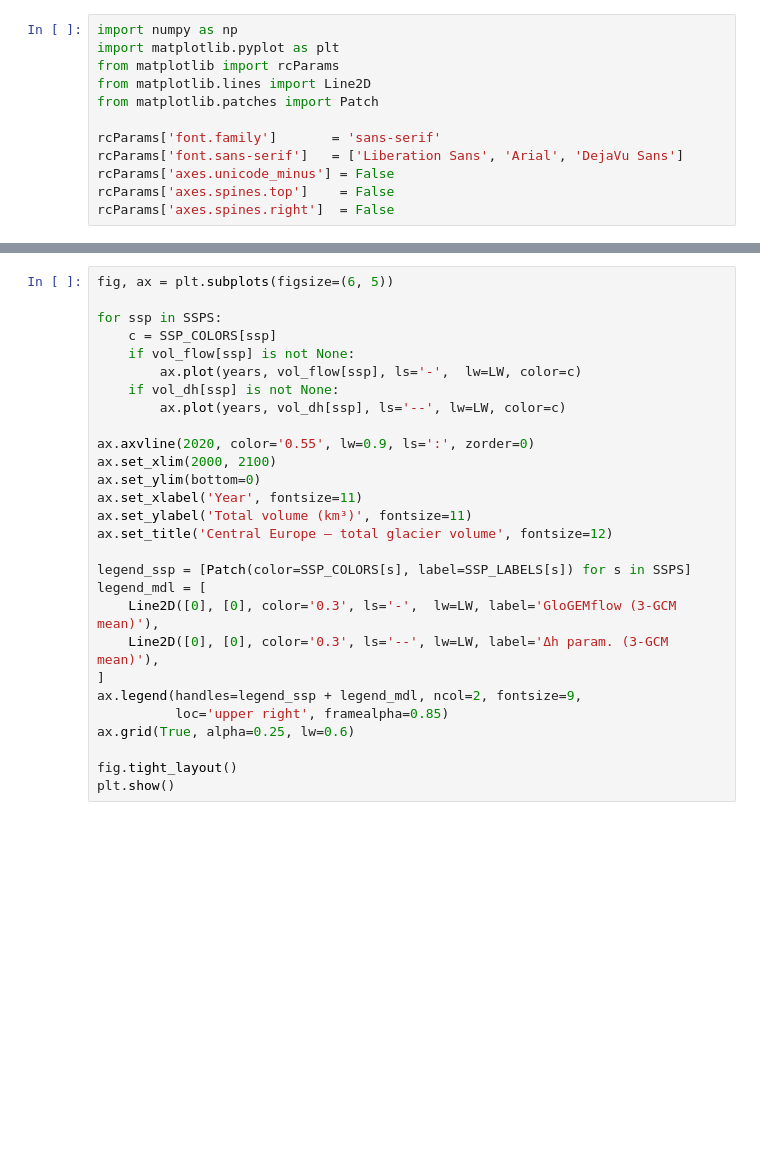
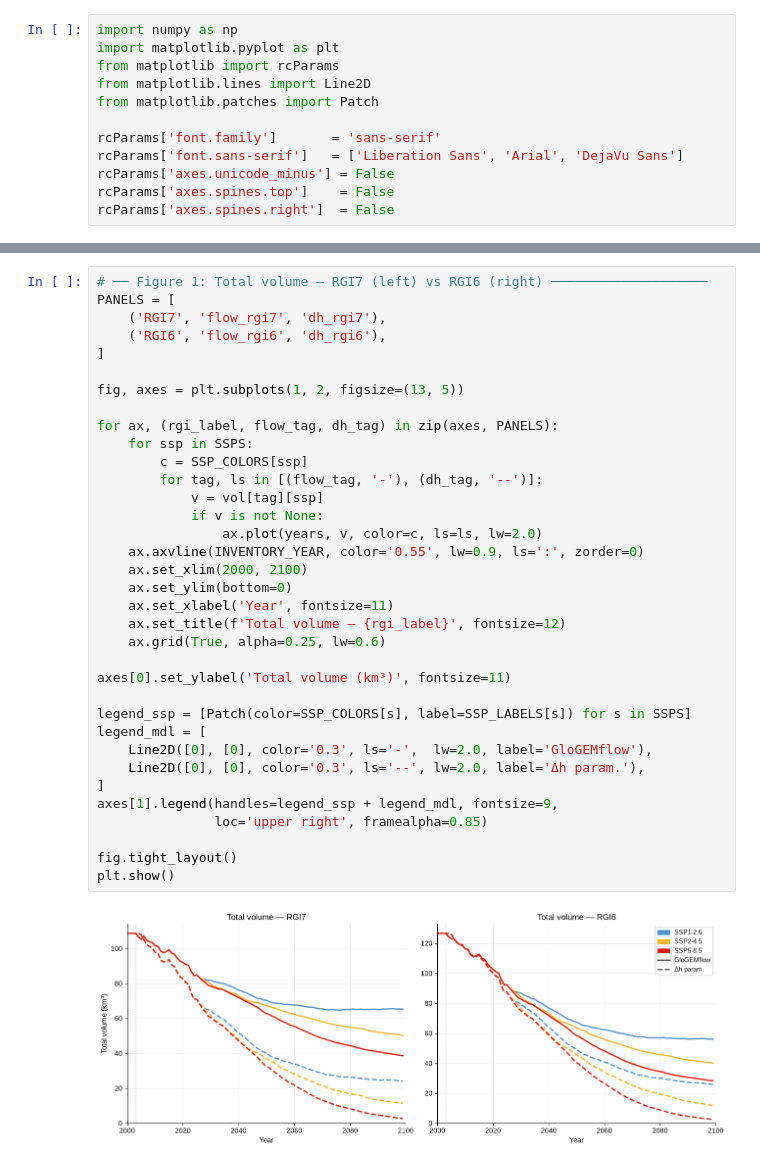
Before and after one commit to eth-vaw-glaciology/GloGEM, a Jupyter notebook: flow_analysis/comparison_alps_full.ipynb, the cells around one changed output, grey strips where cells are left out. Drawn from its saved outputs; the diff is of its cells as text; blank space fills up the shorter version.

```diff
--- a/flow_analysis/comparison_alps_full.ipynb
+++ b/flow_analysis/comparison_alps_full.ipynb
@@ -136,29 +172,38 @@ for s in SSPS:
 # %%
-fig, ax = plt.subplots(figsize=(6, 5))
+# ── Figure 1: Total volume — RGI7 (left) vs RGI6 (right) ────────────────────
+PANELS = [
+    ('RGI7', 'flow_rgi7', 'dh_rgi7'),
+    ('RGI6', 'flow_rgi6', 'dh_rgi6'),
+]
 
-for ssp in SSPS:
-    c = SSP_COLORS[ssp]
-    if vol_flow[ssp] is not None:
-        ax.plot(years, vol_flow[ssp], ls='-',  lw=LW, color=c)
-    if vol_dh[ssp] is not None:
-        ax.plot(years, vol_dh[ssp], ls='--', lw=LW, color=c)
+fig, axes = plt.subplots(1, 2, figsize=(13, 5))
 
-ax.axvline(2020, color='0.55', lw=0.9, ls=':', zorder=0)
-ax.set_xlim(2000, 2100)
-ax.set_ylim(bottom=0)
-ax.set_xlabel('Year', fontsize=11)
-ax.set_ylabel('Total volume (km³)', fontsize=11)
-ax.set_title('Central Europe — total glacier volume', fontsize=12)
+for ax, (rgi_label, flow_tag, dh_tag) in zip(axes, PANELS):
+    for ssp in SSPS:
+        c = SSP_COLORS[ssp]
+        for tag, ls in [(flow_tag, '-'), (dh_tag, '--')]:
+            v = vol[tag][ssp]
+            if v is not None:
+                ax.plot(years, v, color=c, ls=ls, lw=2.0)
+    ax.axvline(INVENTORY_YEAR, color='0.55', lw=0.9, ls=':', zorder=0)
+    ax.set_xlim(2000, 2100)
+    ax.set_ylim(bottom=0)
+    ax.set_xlabel('Year', fontsize=11)
+    ax.set_title(f'Total volume — {rgi_label}', fontsize=12)
+    ax.grid(True, alpha=0.25, lw=0.6)
+
+axes[0].set_ylabel('Total volume (km³)', fontsize=11)
 
 legend_ssp = [Patch(color=SSP_COLORS[s], label=SSP_LABELS[s]) for s in SSPS]
 legend_mdl = [
-    Line2D([0], [0], color='0.3', ls='-',  lw=LW, label='GloGEMflow (3-GCM mean)'),
-    Line2D([0], [0], color='0.3', ls='--', lw=LW, label='Δh param. (3-GCM mean)'),
+    Line2D([0], [0], color='0.3', ls='-',  lw=2.0, label='GloGEMflow'),
+    Line2D([0], [0], color='0.3', ls='--', lw=2.0, label='Δh param.'),
 ]
-ax.legend(handles=legend_ssp + legend_mdl, ncol=2, fontsize=9,
-          loc='upper right', framealpha=0.85)
-ax.grid(True, alpha=0.25, lw=0.6)
+axes[1].legend(handles=legend_ssp + legend_mdl, fontsize=9,
+               loc='upper right', framealpha=0.85)
 
 fig.tight_layout()
 plt.show()
+# %% [output]
+[figure, added]
 # %%
```
Also changed, not shown: parts of 7 cells of this notebook.
